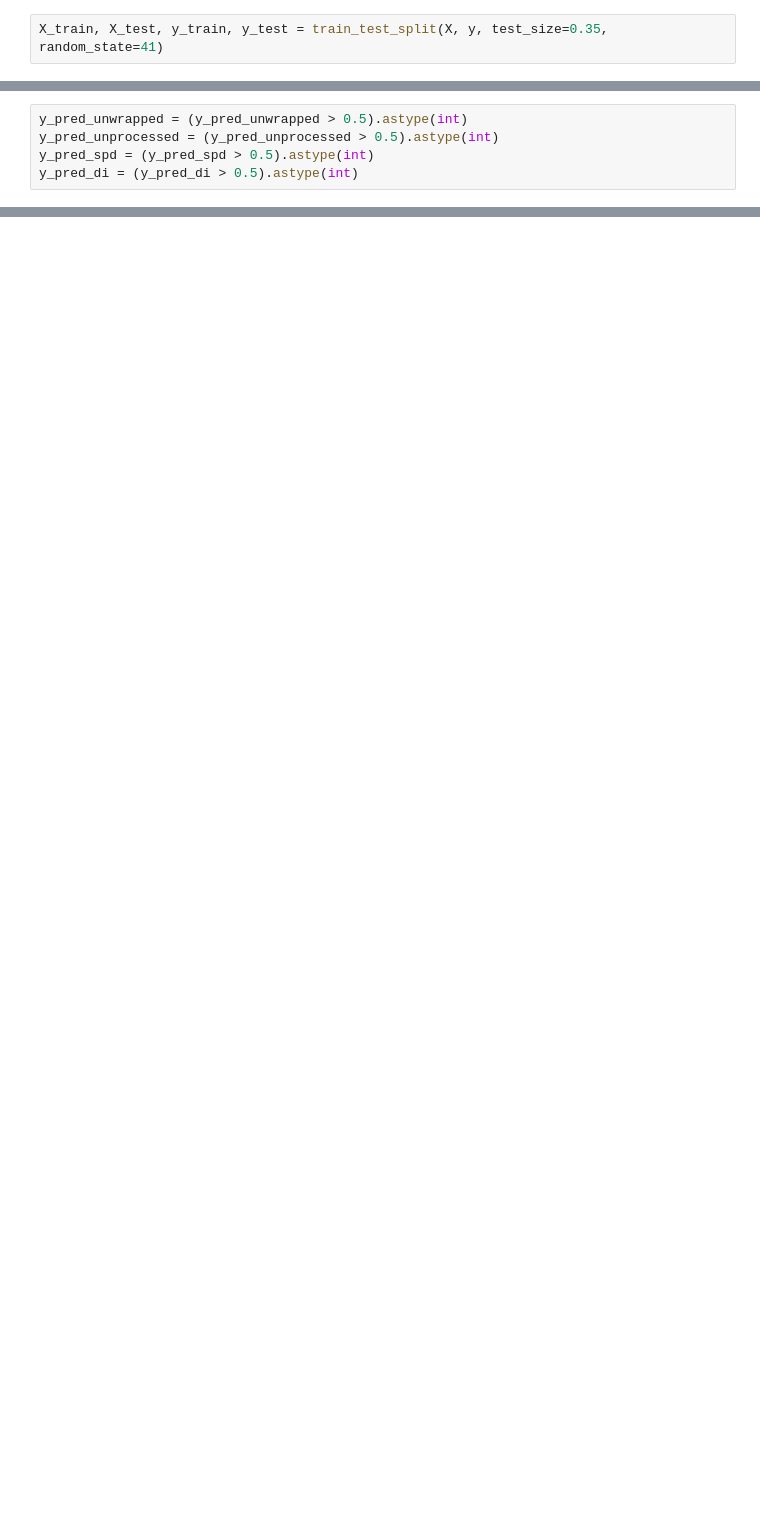
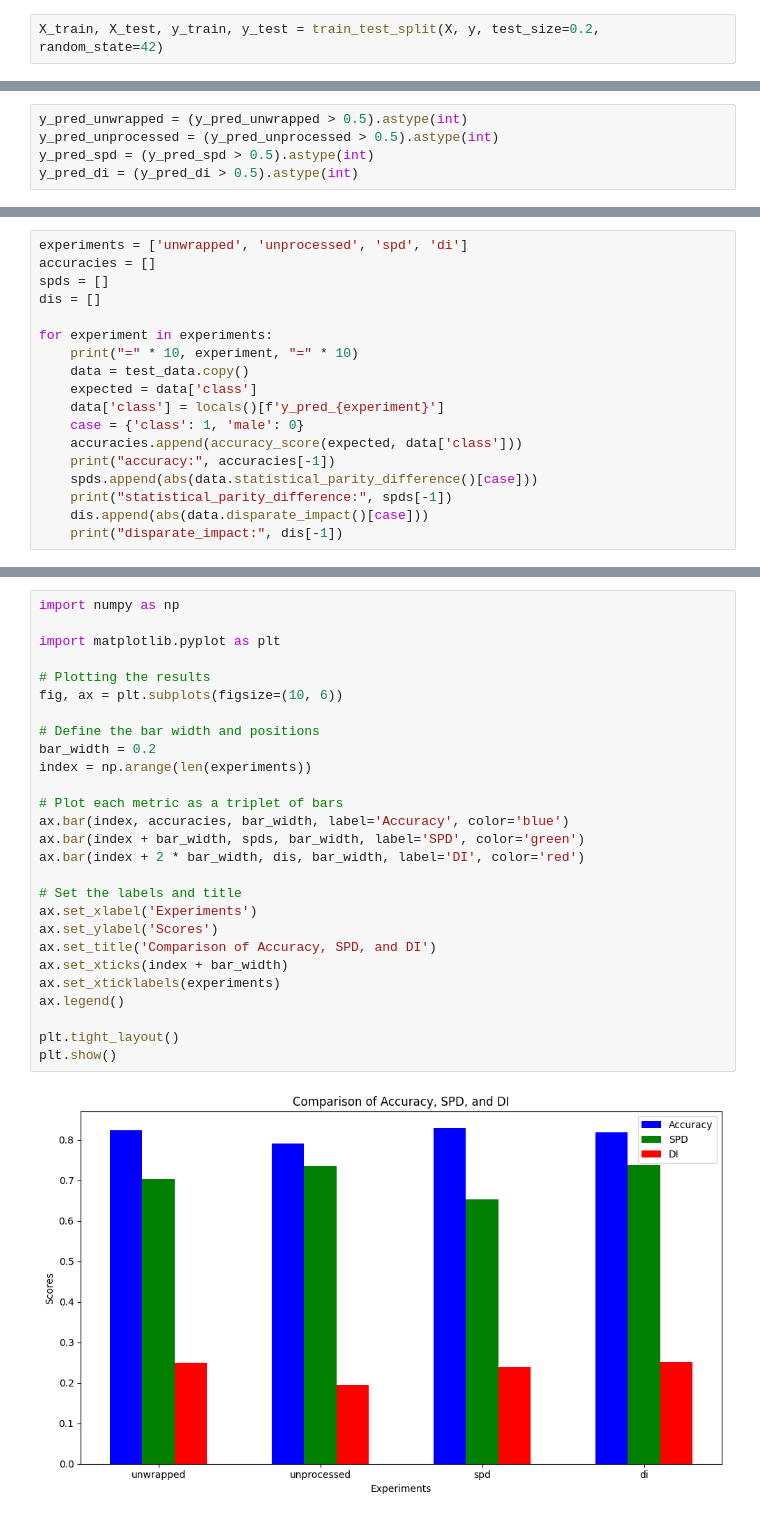
Before and after one commit to pikalab-unibo-students/master-thesis-dizio-ay2324, a Jupyter notebook: examples/demo_fauci.ipynb, the cells around one changed output, grey strips where cells are left out. Saved outputs shown, nothing was run; the diff lists cells and outputs as text; blank space fills up the shorter version.

Commit message:
chore: demo fauci and data generator

```diff
--- a/examples/demo_fauci.ipynb
+++ b/examples/demo_fauci.ipynb
@@ -32,2 +48,2 @@ y = y.apply(lambda x: x == ">50K").astype(int)
 # %%
-X_train, X_test, y_train, y_test = train_test_split(X, y, test_size=0.35, random_state=41)
+X_train, X_test, y_train, y_test = train_test_split(X, y, test_size=0.2, random_state=42)
@@ -211,0 +159,18 @@ DI:  {(income=1, sex=1): np.float64(0.0719260024178924), (income=1, sex=0): np.f
+# %%
+experiments = ['unwrapped', 'unprocessed', 'spd', 'di']
+accuracies = []
+spds = []
+dis = []
+
+for experiment in experiments:
+    print("=" * 10, experiment, "=" * 10)
+    data = test_data.copy()
+    expected = data['class']
+    data['class'] = locals()[f'y_pred_{experiment}']
+    case = {'class': 1, 'male': 0}
+    accuracies.append(accuracy_score(expected, data['class']))
+    print("accuracy:", accuracies[-1])
+    spds.append(abs(data.statistical_parity_difference()[case]))
+    print("statistical_parity_difference:", spds[-1])
+    dis.append(abs(data.disparate_impact()[case]))
+    print("disparate_impact:", dis[-1])
@@ -211,0 +194,29 @@ DI:  {(income=1, sex=1): np.float64(0.0719260024178924), (income=1, sex=0): np.f
+# %%
+import numpy as np
+
+import matplotlib.pyplot as plt
+
+# Plotting the results
+fig, ax = plt.subplots(figsize=(10, 6))
+
+# Define the bar width and positions
+bar_width = 0.2
+index = np.arange(len(experiments))
+
+# Plot each metric as a triplet of bars
+ax.bar(index, accuracies, bar_width, label='Accuracy', color='blue')
+ax.bar(index + bar_width, spds, bar_width, label='SPD', color='green')
+ax.bar(index + 2 * bar_width, dis, bar_width, label='DI', color='red')
+
+# Set the labels and title
+ax.set_xlabel('Experiments')
+ax.set_ylabel('Scores')
+ax.set_title('Comparison of Accuracy, SPD, and DI')
+ax.set_xticks(index + bar_width)
+ax.set_xticklabels(experiments)
+ax.legend()
+
+plt.tight_layout()
+plt.show()
+# %% [output]
+[figure, added]
```
Also changed, not shown: parts of 31 cells of this notebook, 1 other file.
